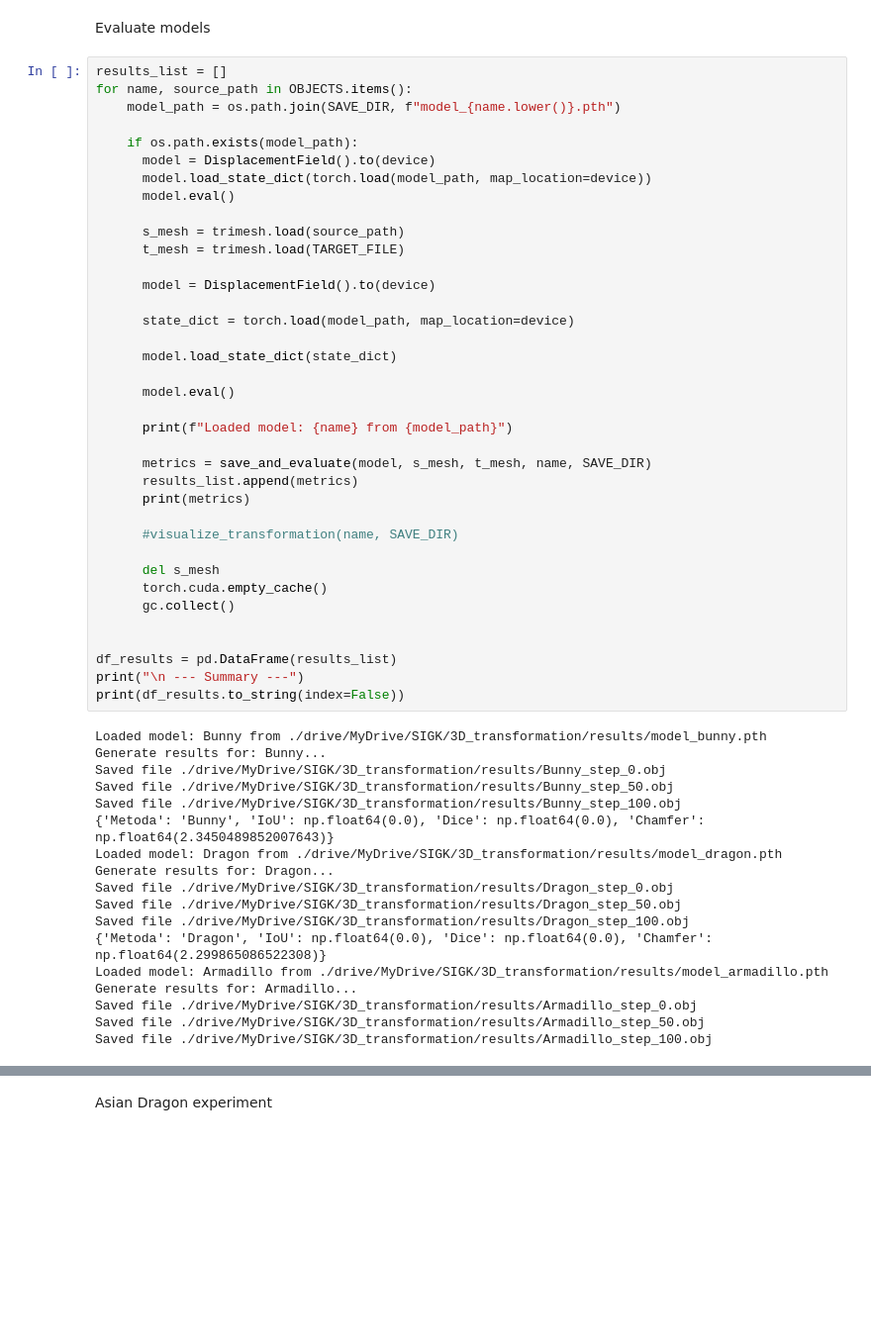
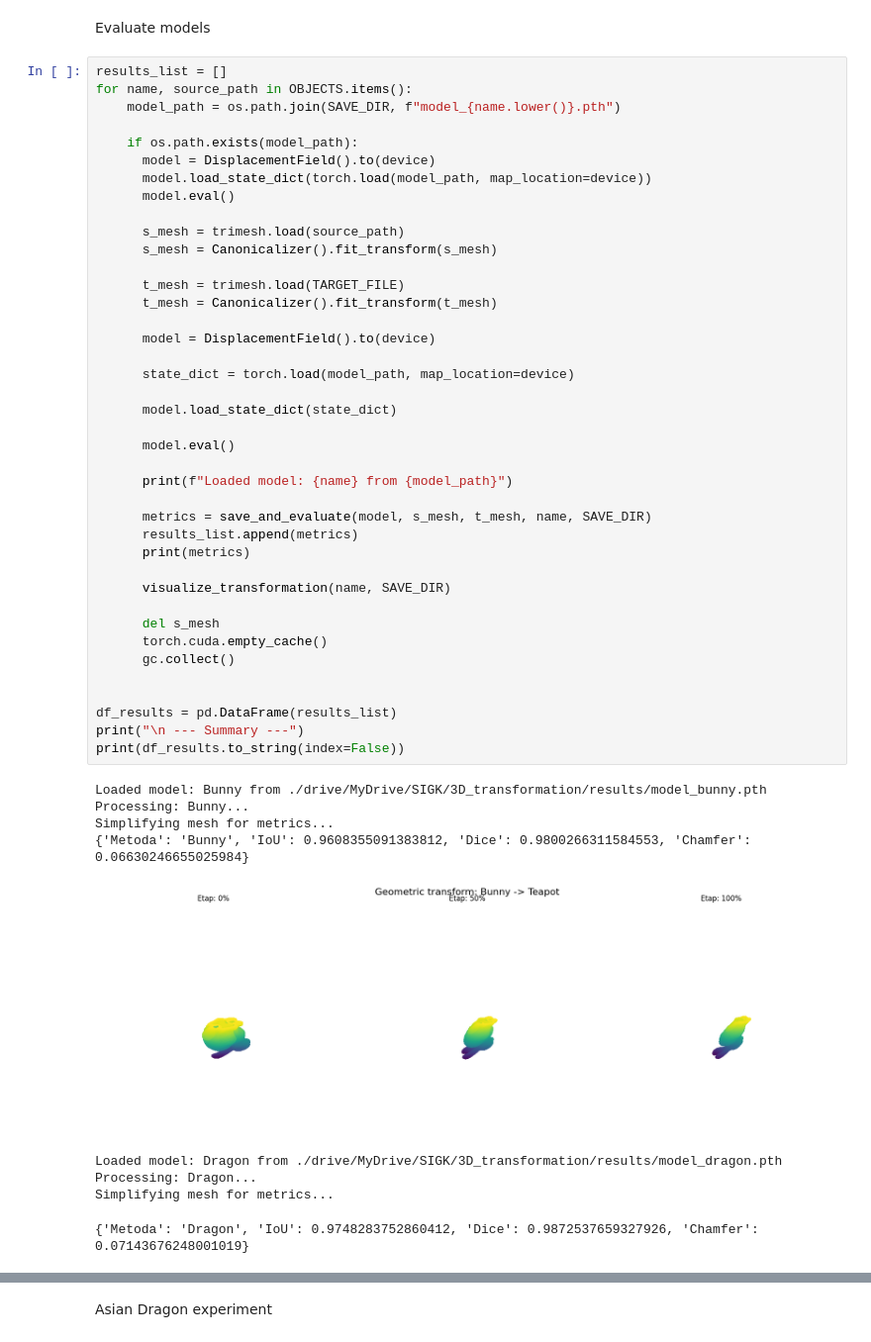
Before and after one commit to kraszor/SIGK-2025Z, a Jupyter notebook: transformacja-3d/sigk4.ipynb, the cells around one changed output, grey strips where cells are left out. Shown at 99% size. Saved outputs shown, nothing was run; the diff lists cells and outputs as text; blank space fills up the shorter version.

```diff
--- a/transformacja-3d/sigk4.ipynb
+++ b/transformacja-3d/sigk4.ipynb
@@ -327,47 +334,42 @@ for name, source_path in OBJECTS.items():
       model.eval()
 
       s_mesh = trimesh.load(source_path)
+      s_mesh = Canonicalizer().fit_transform(s_mesh)
+
       t_mesh = trimesh.load(TARGET_FILE)
+      t_mesh = Canonicalizer().fit_transform(t_mesh)
 
       model = DisplacementField().to(device)
 
       state_dict = torch.load(model_path, map_location=device)
 
       model.load_state_dict(state_dict)
 
       model.eval()
 
       print(f"Loaded model: {name} from {model_path}")
 
       metrics = save_and_evaluate(model, s_mesh, t_mesh, name, SAVE_DIR)
       results_list.append(metrics)
       print(metrics)
 
-      #visualize_transformation(name, SAVE_DIR)
+      visualize_transformation(name, SAVE_DIR)
 
       del s_mesh
       torch.cuda.empty_cache()
       gc.collect()
 
 
 df_results = pd.DataFrame(results_list)
 print("\n --- Summary ---")
 print(df_results.to_string(index=False))
 # %% [output]
 Loaded model: Bunny from ./drive/MyDrive/SIGK/3D_transformation/results/model_bunny.pth
-Generate results for: Bunny...
-Saved file ./drive/MyDrive/SIGK/3D_transformation/results/Bunny_step_0.obj
-Saved file ./drive/MyDrive/SIGK/3D_transformation/results/Bunny_step_50.obj
-Saved file ./drive/MyDrive/SIGK/3D_transformation/results/Bunny_step_100.obj
-{'Metoda': 'Bunny', 'IoU': np.float64(0.0), 'Dice': np.float64(0.0), 'Chamfer': np.float64(2.3450489852007643)}
-Loaded model: Dragon from ./drive/MyDrive/SIGK/3D_transformation/results/model_dragon.pth
-Generate results for: Dragon...
-Saved file ./drive/MyDrive/SIGK/3D_transformation/results/Dragon_step_0.obj
-Saved file ./drive/MyDrive/SIGK/3D_transformation/results/Dragon_step_50.obj
-Saved file ./drive/MyDrive/SIGK/3D_transformation/results/Dragon_step_100.obj
-{'Metoda': 'Dragon', 'IoU': np.float64(0.0), 'Dice': np.float64(0.0), 'Chamfer': np.float64(2.299865086522308)}
-Loaded model: Armadillo from ./drive/MyDrive/SIGK/3D_transformation/results/model_armadillo.pth
-Generate results for: Armadillo...
-Saved file ./drive/MyDrive/SIGK/3D_transformation/results/Armadillo_step_0.obj
-Saved file ./drive/MyDrive/SIGK/3D_transformation/results/Armadillo_step_50.obj
-Saved file ./drive/MyDrive/SIGK/3D_transformation/results/Armadillo_step_100.obj
+Processing: Bunny...
+Simplifying mesh for metrics...
+{'Metoda': 'Bunny', 'IoU': 0.9608355091383812, 'Dice': 0.9800266311584553, 'Chamfer': 0.06630246655025984}
+[figure, added]
+Loaded model: Dragon from ./drive/MyDrive/SIGK/3D_transformation/results/model_dragon.pth
+Processing: Dragon...
+Simplifying mesh for metrics...
+{'Metoda': 'Dragon', 'IoU': 0.9748283752860412, 'Dice': 0.9872537659327926, 'Chamfer': 0.07143676248001019}
```
Also changed, not shown: parts of 3 cells of this notebook.
